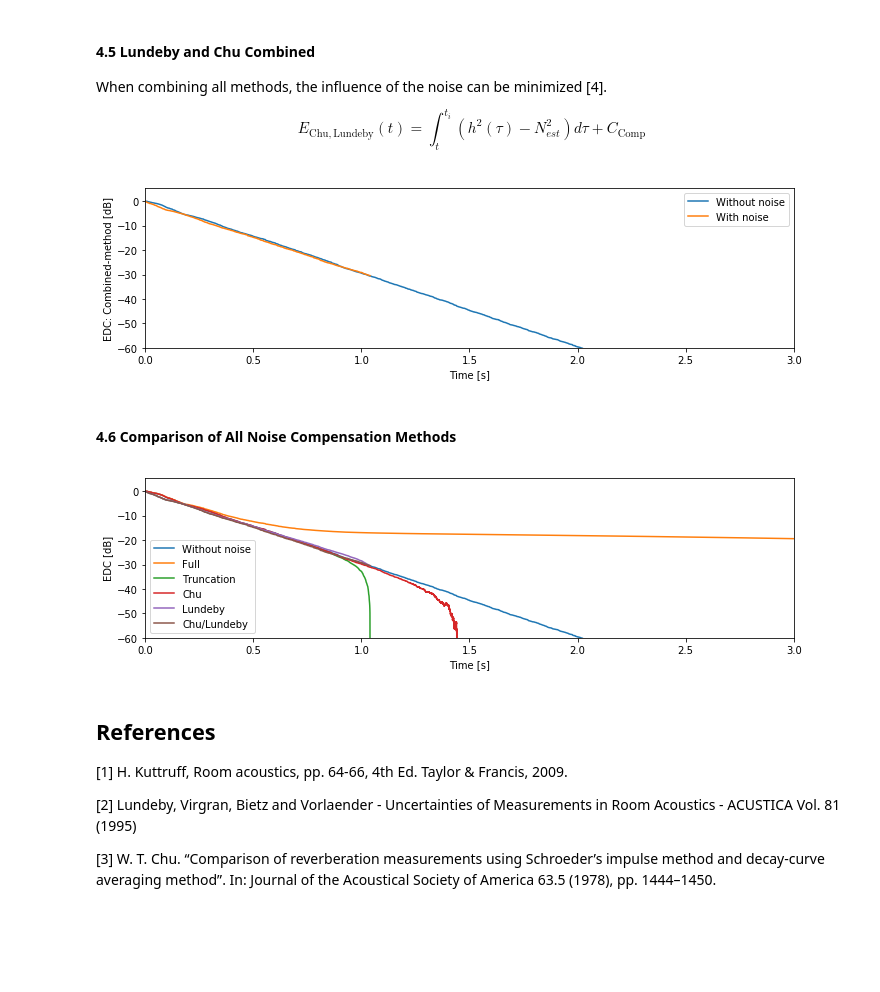
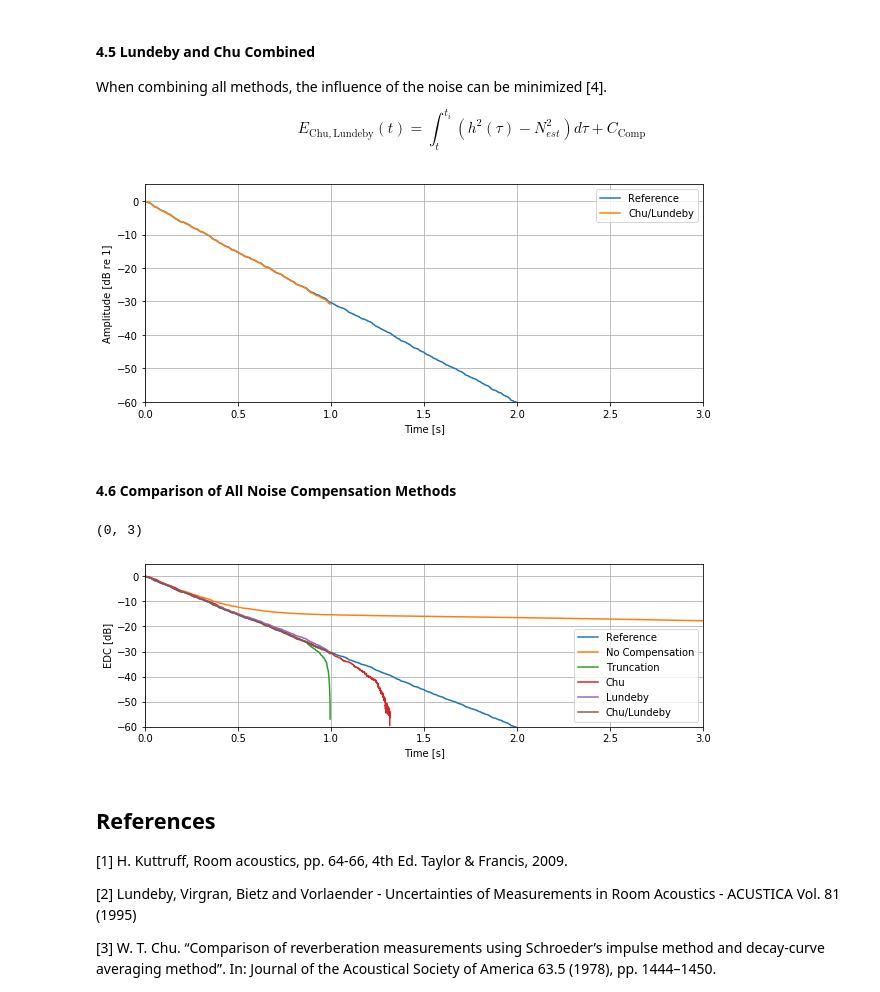
Before and after one commit to pyfar/pyrato, a Jupyter notebook: getting_started.ipynb, the cells around one changed output. Drawn from its saved outputs; the diff is of its cells as text; code cells hidden in the pictures; blank space fills up the shorter version.

```diff
--- a/getting_started.ipynb
+++ b/getting_started.ipynb
@@ -78,0 +78,19 @@ The estimated noise is [0.0001014] or [-39.93954637] dB.
+# %%
+psnr = 40
+rir_1_noise = rir_1 + 10**(-(psnr) / 20) * np.random.normal(0,1,rir_1.size)
+
+plt.figure(figsize=(10, 4))
+plot_time(rir_1_noise, sampling_rate, label='RIR')
+plt.axvline(time_vector[-1]*interval[0], color='red', label='Interval')
+plt.axvline(time_vector[-1]*interval[1], color='red')
+
+noise_energy = enh.estimate_noise_energy(
+    rir_1_noise, interval=interval, is_energy=False)
+
+noise_energy_db = 10*np.log10(noise_energy)
+plt.axhline(noise_energy_db, color='k', linestyle='--', label='Noise Level')
+
+plt.legend(loc='upper center', ncol=3)
+
+output_string = "The estimated noise level is at {} dB.".format(noise_energy_db)
+print(output_string)
@@ -138,0 +143,12 @@ plt.tight_layout()
+# %%
+rir_noise_shifted = enh.preprocess_rir(rir_1_noise, time_shift=True)[0]
+edc_full_rir = ra.schroeder_integration(np.squeeze(rir_noise_shifted), is_energy=True)
+rir_shifted = enh.preprocess_rir(rir_1, time_shift=True)[0]
+edc_full_rir_compare = ra.schroeder_integration(np.squeeze(rir_shifted), is_energy=True)
+edc_full_rir /= edc_full_rir[0]
+edc_full_rir_compare /= edc_full_rir_compare[0]
+
+plt.figure(figsize=(10, 4))
+plot_time(edc_full_rir_compare, sampling_rate, log_prefix=10, label='Reference')
+plot_time(edc_full_rir, sampling_rate, log_prefix=10, label='With Noise')
+plt.ylim(-60)
@@ -237,35 +246,30 @@ edc_chu_lundeby = enh.energy_decay_curve_chu_lundeby(
         rir_1_noise, sampling_rate, freq='broadband', is_energy=False, time_shift=True,
         channel_independent=False, normalize=True, plot=False)
 
-plt.figure(figsize=(10, 3))
-plt.plot(time_vector, 10*np.log10(edc_full_rir_compare), label='Without noise')
-plt.plot(time_vector, 10*np.log10(edc_chu_lundeby.T), label='With noise')
-plt.xlabel('Time [s]')
-plt.ylabel('EDC: Combined-method [dB]')
+plt.figure(figsize=(10, 4))
+plot_time(edc_full_rir_compare, sampling_rate, log_prefix=10, label='Reference')
+plot_time(edc_chu_lundeby, sampling_rate, log_prefix=10, label='Chu/Lundeby')
 plt.ylim(-60)
-plt.xlim(0,3)
-plt.legend()
-plt.tight_layout()
+plt.xlim(0,3);
 # %% [output]
-[figure, old version]
+[figure, new version]
 # %% [markdown]
 #### 4.6 Comparison of All Noise Compensation Methods
 # %%
 plt.figure(figsize=(10, 3))
-plt.plot(time_vector, 10*np.log10(edc_full_rir_compare), label='Without noise')
-plt.plot(time_vector, 10*np.log10(edc_full_rir.T), label='Full')
-plt.plot(time_vector, 10*np.log10(edc_truncation.T), label='Truncation')
-plt.plot(time_vector, 10*np.log10(edc_chu_man.T), label='Chu')
-plt.plot(time_vector, 10*np.log10(edc_lundeby.T), label='Lundeby')
-plt.plot(time_vector, 10*np.log10(edc_chu_lundeby.T), label='Chu/Lundeby')
+plot_time(edc_full_rir_compare, sampling_rate, log_prefix=10, label='Reference')
+plot_time(edc_full_rir, sampling_rate, log_prefix=10, label='No Compensation')
+plot_time(edc_truncation, sampling_rate, log_prefix=10, label='Truncation')
+plot_time(edc_chu_man, sampling_rate, log_prefix=10, label='Chu')
+plot_time(edc_lundeby, sampling_rate, log_prefix=10, label='Lundeby')
+plot_time(edc_chu_lundeby, sampling_rate, log_prefix=10, label='Chu/Lundeby')
 plt.xlabel('Time [s]')
 plt.ylabel('EDC [dB]')
 plt.ylim(-60)
 plt.xlim(0,3)
-plt.legend()
-plt.tight_layout()
 # %% [output]
+(0, 3)
-[figure, old version]
+[figure, new version]
 # %% [markdown]
 ## References
 [1] H. Kuttruff, Room acoustics, pp. 64-66, 4th Ed. Taylor & Francis, 2009.
```
Also changed, not shown: parts of 18 cells of this notebook.
